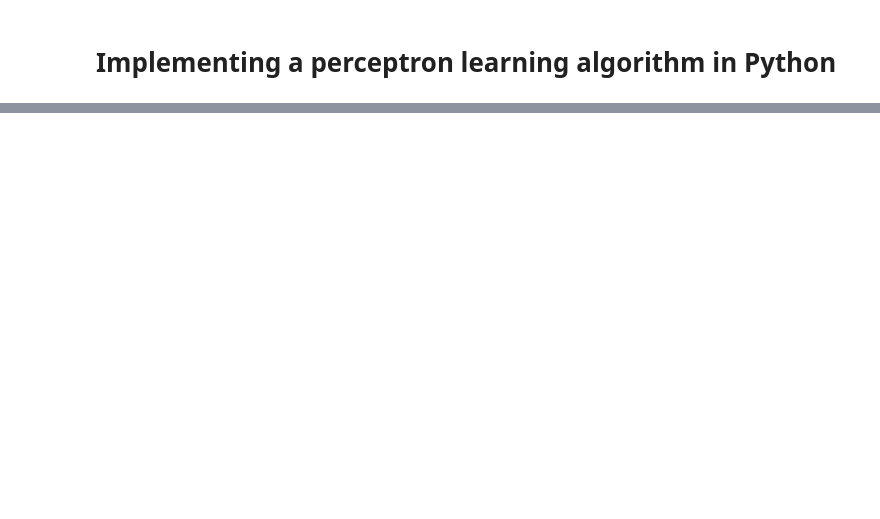
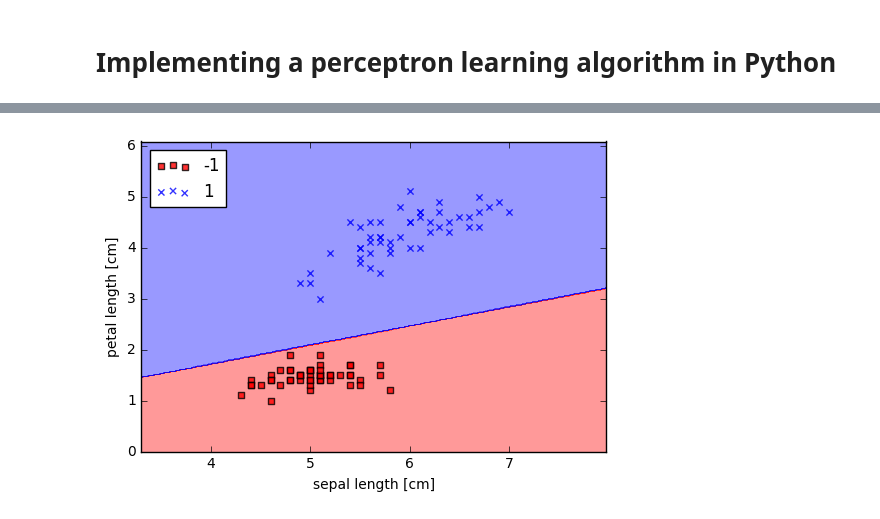
Before and after one commit to stellaxux/machine-learning-in-python, a Jupyter notebook: ch2/Implement perceptron algorithm.ipynb, the cells around one changed output, grey strips where cells are left out. Drawn from its saved outputs; the diff is of its cells as text; code cells hidden in the pictures; blank space fills up the shorter version.

```diff
--- a/ch2/Implement perceptron algorithm.ipynb
+++ b/ch2/Implement perceptron algorithm.ipynb
@@ -68,0 +125,34 @@ class Perceptron(object):
+# %%
+from matplotlib.colors import ListedColormap
+
+def plot_decision_regions(X, y, classifier, resolution=0.02):
+    # setup marker generator and color map
+    markers = ('s', 'x', 'o', '^', 'v')
+    colors = ('r', 'b', 'g', 'k', 'grey')
+    cmap = ListedColormap(colors[:len(np.unique(y))])
+
+    # plot the decision regions by creating a pair of grid arrays xx1 and xx2 via meshgrid function in Numpy
+    x1_min, x1_max = X[:, 0].min() - 1, X[:, 0].max() + 1
+    x2_min, x2_max = X[:, 1].min() - 1, X[:, 1].max() + 1
+    xx1, xx2 = np.meshgrid(np.arange(x1_min, x1_max, resolution), np.arange(x2_min, x2_max, resolution))
+
+    # use predict method to predict the class labels z of the grid points
+    Z = classifier.predict(np.array([xx1.ravel(),xx2.ravel()]).T)
+    Z = Z.reshape(xx1.shape)
+
+    # draw the contour using matplotlib
+    plt.contourf(xx1, xx2, Z, alpha=0.4, cmap=cmap)
+    plt.xlim(xx1.min(), xx1.max())
+    plt.ylim(xx2.min(), xx2.max())
+
+    # plot class samples
+    for i, cl in enumerate(np.unique(y)):
+        plt.scatter(x=X[y==cl, 0], y=X[y==cl, 1], alpha=0.8, c=cmap(i), marker=markers[i], label=cl)
+# %%
+plot_decision_regions(X, y, ppn)
+plt.xlabel('sepal length [cm]')
+plt.ylabel('petal length [cm]')
+plt.legend(loc='upper left')
+plt.show()
+# %% [output]
+[figure, added]
```
Also changed, not shown: parts of 8 cells of this notebook.
